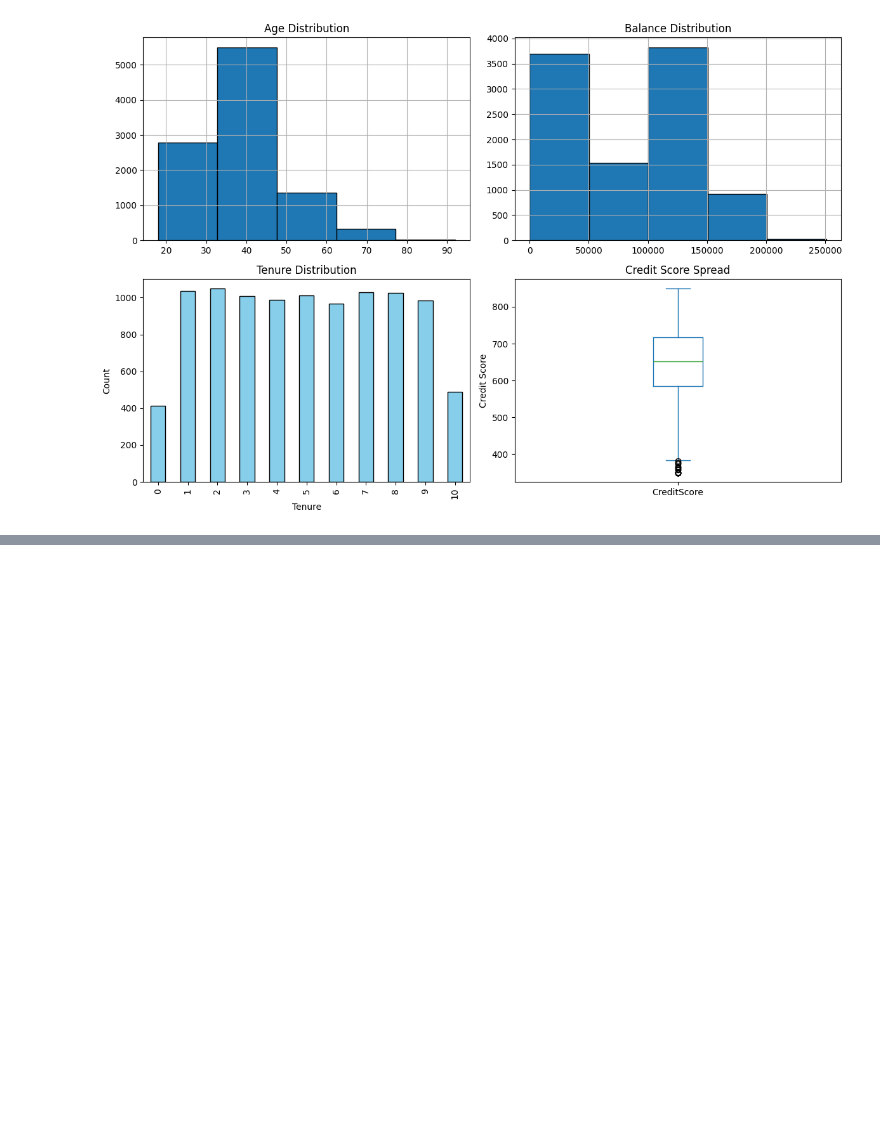
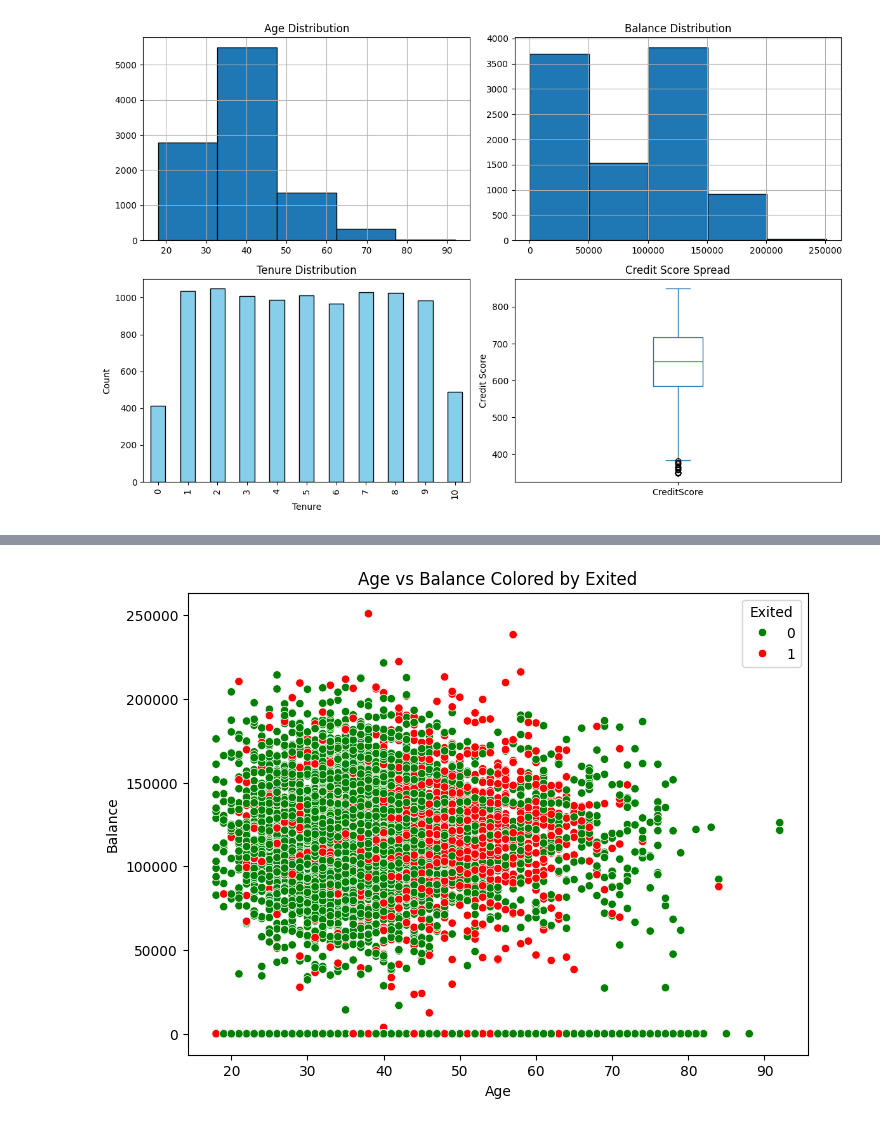
Before and after one commit to Mausam-tech/Banking_Churn_Predection, a Jupyter notebook: banking_churn.ipynb, the cells around one changed output, grey strips where cells are left out. Cells and saved outputs as stored; diff of their text form; code cells hidden in the pictures; blank space fills up the shorter version.

```diff
--- a/banking_churn.ipynb
+++ b/banking_churn.ipynb
@@ -169,0 +259,9 @@ plt.show()
+# %%
+plt.figure(figsize=(8,6))
+sns.scatterplot(x='Age', y='Balance', hue='Exited', data=df, palette={0:'green',1:'red'})
+plt.title("Age vs Balance Colored by Exited")
+plt.xlabel("Age")
+plt.ylabel("Balance")
+plt.show()
+# %% [output]
+[figure, added]
```
Also changed, not shown: parts of 8 cells of this notebook.
